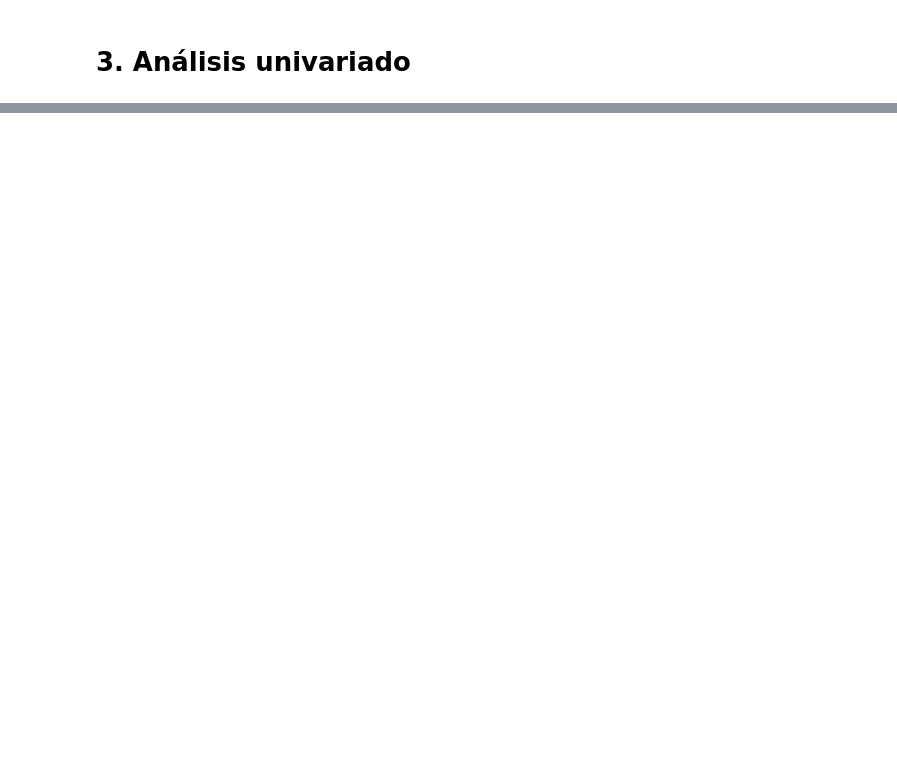
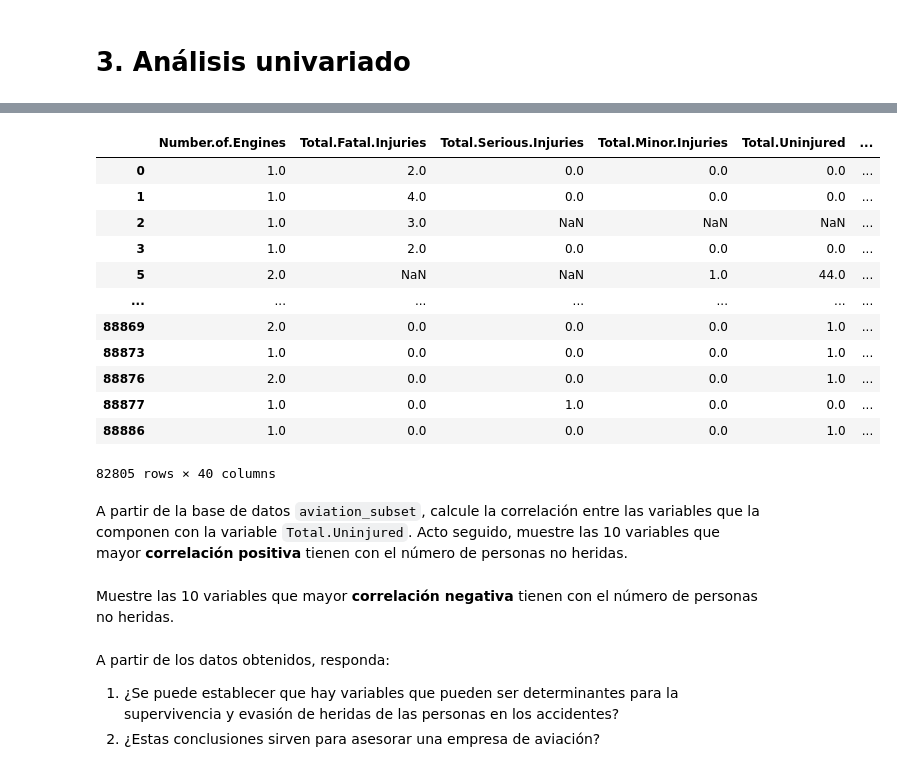
Before and after one commit to JuanMartinL/Data-Science-Crash-Course, a Jupyter notebook: Quices/Quiz 2/2023I/quiz2_2023I.ipynb, the cells around one changed output, grey strips where cells are left out. Cells and saved outputs as stored; diff of their text form; code cells hidden in the pictures; blank space fills up the shorter version.

```diff
--- a/Quices/Quiz 2/2023I/quiz2_2023I.ipynb
+++ b/Quices/Quiz 2/2023I/quiz2_2023I.ipynb
@@ -123,0 +96,40 @@ plt.show() # Se muestra la gráfica
+# %%
+# Subsetting the dataset
+vars = ['Investigation.Type', 'Aircraft.damage',
+        'Number.of.Engines', 'Engine.Type', 'Weather.Condition',
+        'Broad.phase.of.flight', 'Total.Fatal.Injuries',
+        'Total.Serious.Injuries', 'Total.Minor.Injuries',
+        'Total.Uninjured']
+
+aviation_subset = aviation[vars]
+
+# Subsetting the data
+aviation_subset = aviation_subset[~(aviation_subset['Number.of.Engines'].isnull())]
+
+# Generating dummies for categorical data
+aviation_subset = pd.get_dummies(aviation_subset)
+
+aviation_subset
+# %% [output]
+|  | Number.of.Engines | Total.Fatal.Injuries | Total.Serious.Injuries | Total.Minor.Injuries | Total.Uninjured | ... |
+| 0 | 1.0 | 2.0 | 0.0 | 0.0 | 0.0 | ... |
+| 1 | 1.0 | 4.0 | 0.0 | 0.0 | 0.0 | ... |
+| 2 | 1.0 | 3.0 | NaN | NaN | NaN | ... |
+| 3 | 1.0 | 2.0 | 0.0 | 0.0 | 0.0 | ... |
+| 5 | 2.0 | NaN | NaN | 1.0 | 44.0 | ... |
+| ... | ... | ... | ... | ... | ... | ... |
+| 88869 | 2.0 | 0.0 | 0.0 | 0.0 | 1.0 | ... |
+| 88873 | 1.0 | 0.0 | 0.0 | 0.0 | 1.0 | ... |
+| 88876 | 2.0 | 0.0 | 0.0 | 0.0 | 1.0 | ... |
+| 88877 | 1.0 | 0.0 | 1.0 | 0.0 | 0.0 | ... |
+| 88886 | 1.0 | 0.0 | 0.0 | 0.0 | 1.0 | ... |
+82805 rows × 40 columns
+# %% [markdown]
+A partir de la base de datos `aviation_subset`, calcule la correlación entre las variables que la componen con la variable `Total.Uninjured`. Acto seguido, muestre las 10 variables que mayor **correlación positiva** tienen con el número de personas no heridas.
+# %% [markdown]
+Muestre las 10 variables que mayor **correlación negativa** tienen con el número de personas no heridas.
+# %% [markdown]
+A partir de los datos obtenidos, responda:
+
+1. ¿Se puede establecer que hay variables que pueden ser determinantes para la supervivencia y evasión de heridas de las personas en los accidentes?
+2. ¿Estas conclusiones sirven para asesorar una empresa de aviación?
```
Also changed, not shown: parts of 27 cells of this notebook, 3 other files.
